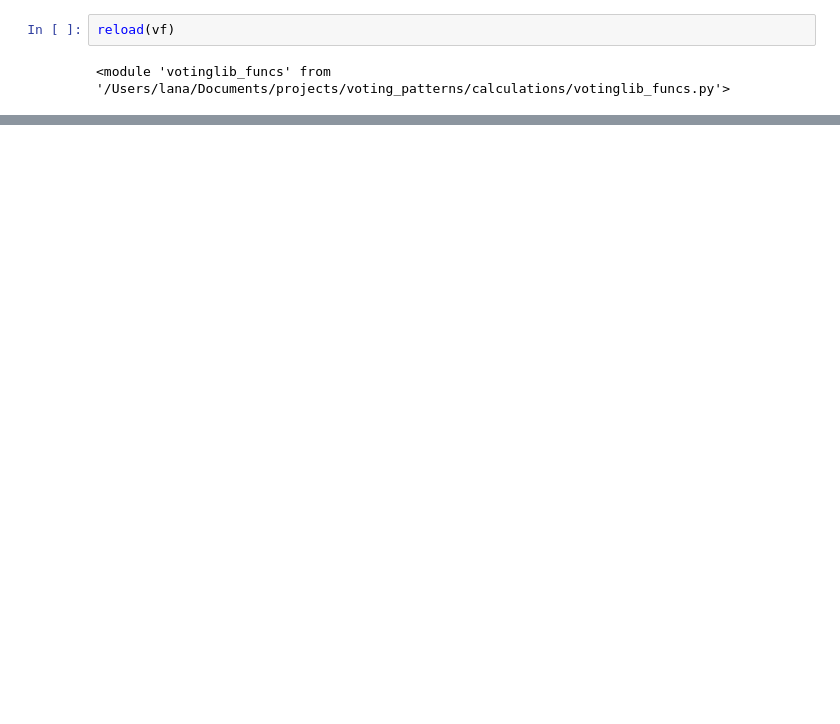
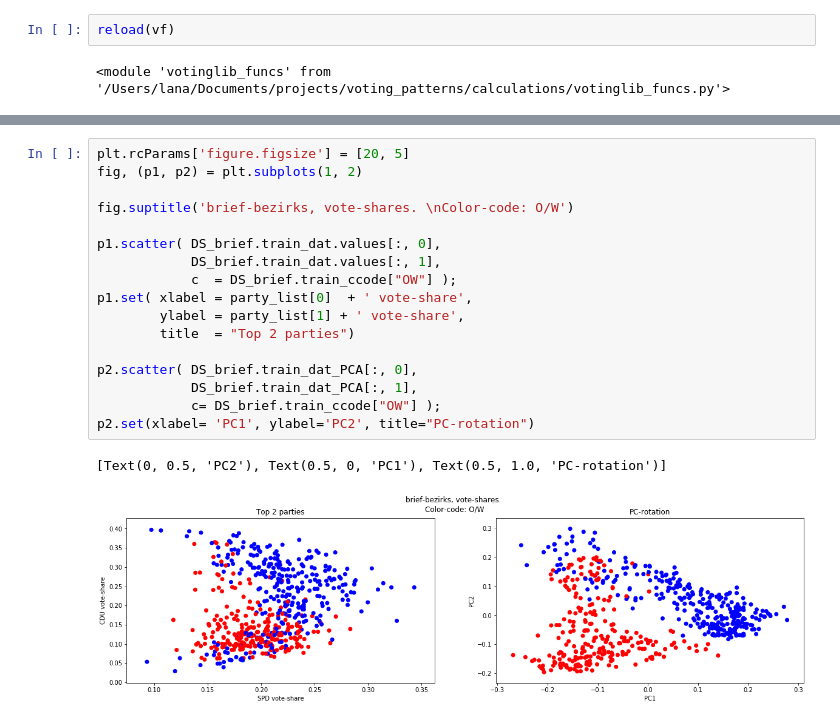
Before and after one commit to Blosberg/Berlin_voting_class, a Jupyter notebook: calculations/Berlin_votes_2015.ipynb, the cells around one changed output, grey strips where cells are left out. Drawn from its saved outputs; the diff is of its cells as text; blank space fills up the shorter version.

```diff
--- a/calculations/Berlin_votes_2015.ipynb
+++ b/calculations/Berlin_votes_2015.ipynb
@@ -233,0 +185,20 @@ p2.scatter( DU_rot_C01[:,0],
+# %%
+plt.rcParams['figure.figsize'] = [20, 5]
+fig, (p1, p2) = plt.subplots(1, 2)
+
+fig.suptitle('brief-bezirks, vote-shares. \nColor-code: O/W')
+
+p1.scatter( DS_brief.train_dat.values[:, 0],
+            DS_brief.train_dat.values[:, 1],
+            c  = DS_brief.train_ccode["OW"] );
+p1.set( xlabel = party_list[0]  + ' vote-share',
+        ylabel = party_list[1] + ' vote-share',
+        title  = "Top 2 parties")
+
+p2.scatter( DS_brief.train_dat_PCA[:, 0],
+            DS_brief.train_dat_PCA[:, 1],
+            c= DS_brief.train_ccode["OW"] );
+p2.set(xlabel= 'PC1', ylabel='PC2', title="PC-rotation")
+# %% [output]
+[Text(0, 0.5, 'PC2'), Text(0.5, 0, 'PC1'), Text(0.5, 1.0, 'PC-rotation')]
+[figure, added]
```
Also changed, not shown: parts of 47 cells of this notebook, 1 other file.
